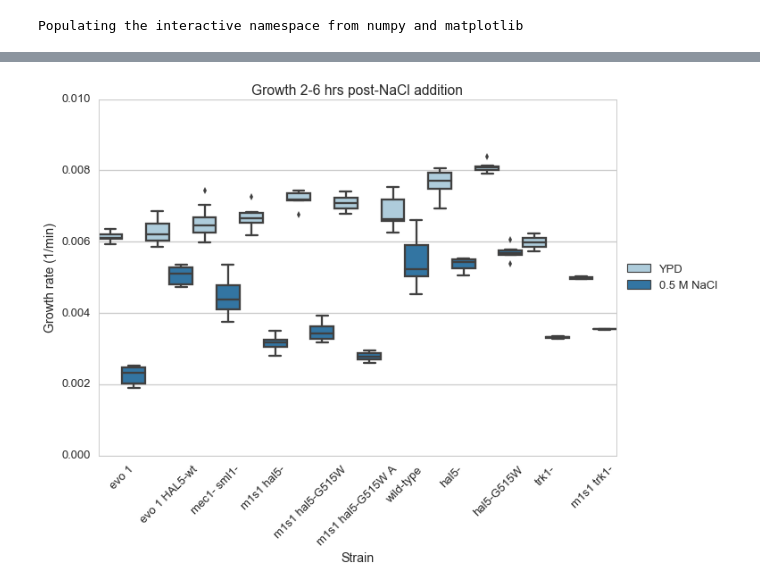
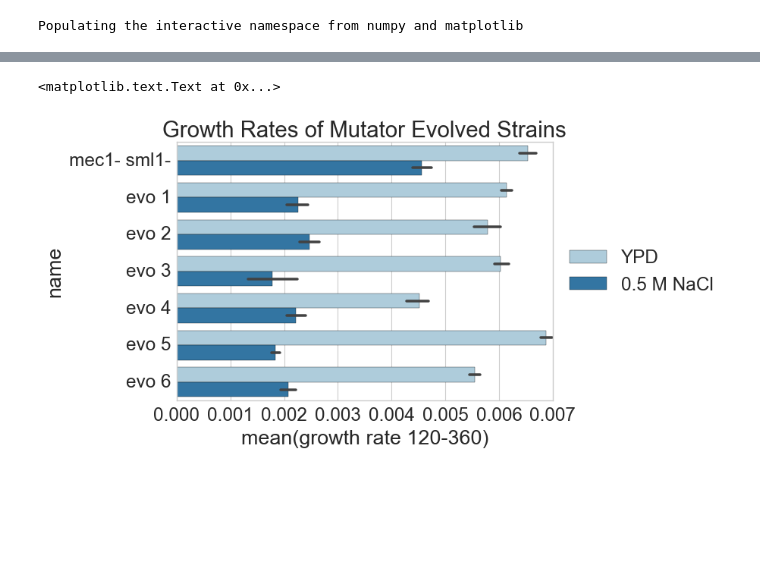
Before and after one commit to sriramsrikant/OD_growth_finder, a Jupyter notebook: analyze_gc_results.ipynb, the cells around one changed output, grey strips where cells are left out. Saved outputs shown, nothing was run; the diff lists cells and outputs as text; code cells hidden in the pictures; blank space fills up the shorter version.

Commit message:
Updating Jupyter notebooks used in data analysis

```diff
--- a/analyze_gc_results.ipynb
+++ b/analyze_gc_results.ipynb
@@ -94,0 +294,2 @@ group = 'Growth Rates of HAL5 Strains'
+# %%
+sns.set_palette(['#0365C0', '#70BF41', '#F39019', '#85888D'])
@@ -94,0 +318,10 @@ group = 'Growth Rates of HAL5 Strains'
+# %%
+sns.set_palette(['#0365C0', '#70BF41', '#F39019', '#85888D', '#FFF101', '#773F9B'])
+g = sns.swarmplot(x='group', y='Aligned', hue='Type', data=seq)
+g = sns.boxplot(x='group', y='Aligned', data=seq, color='1')
+                #hue_order=['YPD', '0.5 M NaCl'])
+#g.set_xticklabels(strain_labels) #, rotation=45)
+g.set_ylim(0, 90)
+plt.legend(loc='center left', bbox_to_anchor=(1, 0.5))
+plt.title('Aligned sequence coverage')
+#plt.savefig('/Users/nwespe/Desktop/seq-coverage.svg', format='svg', bbox_inches='tight')
@@ -94,0 +349,8 @@ group = 'Growth Rates of HAL5 Strains'
+# %%
+sns.set_palette(['#0365C0', '#70BF41', '#F39019', '#85888D', '#FFF101', '#773F9B'])
+g = sns.boxplot(x='group', y='value', hue='variable', data=seq_lf)
+#g = sns.swarmplot(x='group', y='value', data=seq_lf)
+g.set_ylim(0, 120)
+plt.legend(loc='center left', bbox_to_anchor=(1, 0.5))
+plt.title('Total vs. aligned sequence coverage')
+plt.savefig('/Users/nwespe/Desktop/tva-seq-coverage.svg', format='svg', bbox_inches='tight')
@@ -94,0 +359,8 @@ group = 'Growth Rates of HAL5 Strains'
+# %%
+sns.set_palette(['#0365C0', '#70BF41', '#F39019', '#85888D', '#FFF101', '#773F9B'])
+g = sns.barplot(x='group', y='value', hue='variable', data=seq_lf, ci=68, capsize=0.15, errwidth=1)
+#g = sns.swarmplot(x='group', y='value', data=seq_lf)
+g.set_ylim(0, 120)
+plt.legend(loc='center left', bbox_to_anchor=(1, 0.5))
+plt.title('Total vs. aligned sequence coverage')
+plt.savefig('/Users/nwespe/Desktop/tva-seq-coverage.svg', format='svg', bbox_inches='tight')
@@ -95,16 +369,10 @@ group = 'Growth Rates of HAL5 Strains'
 # %%
-p = 'growth rate'
-g = sns.boxplot(x='name', y= p +' 120-360', hue='media', data=gc, order=strain_list,
-                hue_order=['YPD', '0.5 M NaCl'], width=1) #
-g.set_xticklabels(strain_labels, rotation=45)
+ax = sns.barplot(y='name', x='growth rate 120-360', hue='media', data=gc, order=strain_list,
+               hue_order=['YPD', '0.5 M NaCl'])
+ax.set_yticklabels(strain_labels) #, rotation=45)
 plt.legend(loc='center left', bbox_to_anchor=(1, 0.5))
-plt.title('Growth 2-6 hrs post-NaCl addition')
-if p == 'growth rate':
-    g.set(ylim=(0, 0.01), xlabel='Strain', ylabel='Growth rate (1/min)')
-    #plt.savefig('/Users/nwespe/Desktop/HAL5_2-6hrs_gr_boxplot.svg', format='svg', bbox_inches='tight')
-elif p == 'doubling time':
-    g.set(ylim=(0, 500), xlabel='Strain', ylabel='Doubling time (min)')  # 0,500
-    #plt.savefig('/Users/nwespe/Desktop/HAL5_2-6hrs_dt_boxplot.svg', format='svg', bbox_inches='tight')
-# legend=False, col_wrap=2
+plt.title(group)
+#plt.savefig('/Users/nwespe/Desktop/'+group+' barplot.svg', format='svg', bbox_inches='tight')
 # %% [output]
+<matplotlib.text.Text at 0x...>
-[figure, old version]
+[figure, new version]
```
Also changed, not shown: parts of 38 cells of this notebook, 2 other files.
